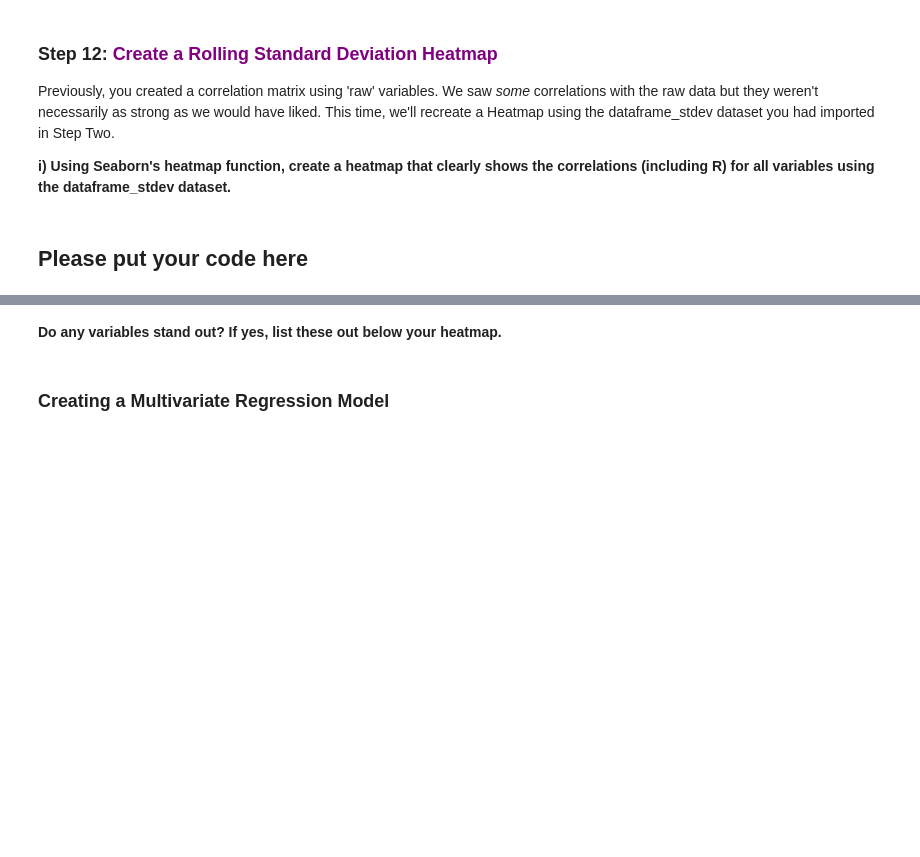
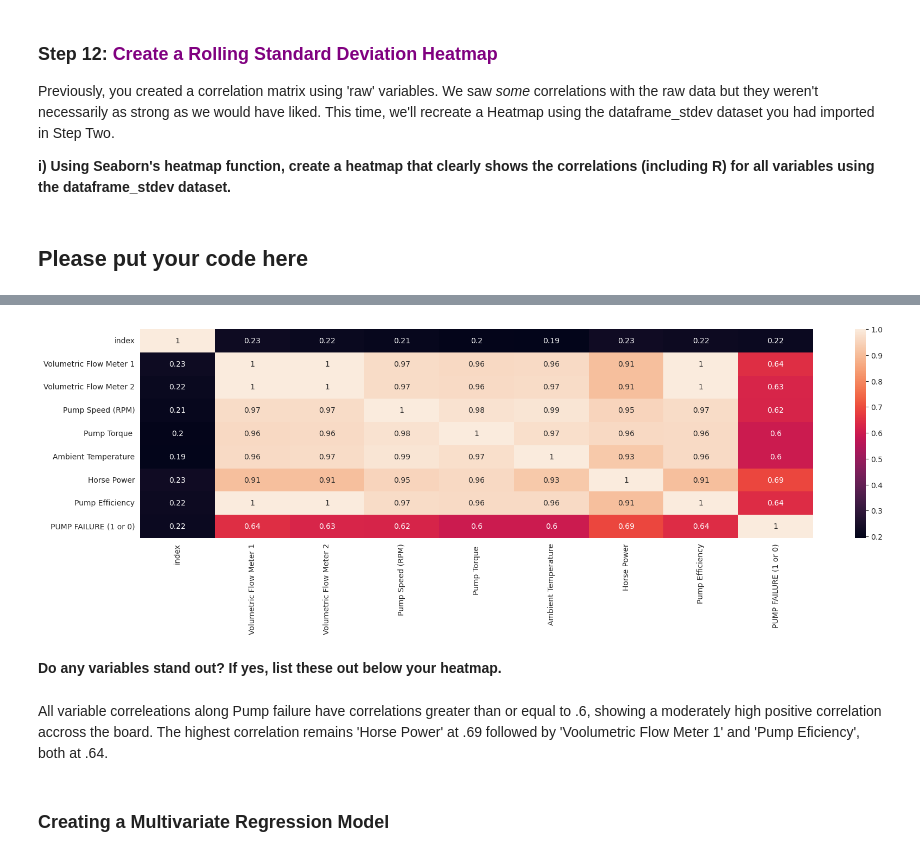
Before and after one commit to mapsg91/mg_southern_water, a Jupyter notebook: Southern_MG_Water_Corp_OLS_Case_Study.ipynb, the cells around one changed output, grey strips where cells are left out. Cells and saved outputs as stored; diff of their text form; code cells hidden in the pictures; blank space fills up the shorter version.

```diff
--- a/Southern_MG_Water_Corp_OLS_Case_Study.ipynb
+++ b/Southern_MG_Water_Corp_OLS_Case_Study.ipynb
@@ -687,5 +720,14 @@ Previously, you created a correlation matrix using 'raw' variables. We saw *some
+# %%
+dataframe_stdev_correlation = dataframe_stdev.select_dtypes(include='number').corr()
+# %%
+sns.heatmap(dataframe_stdev_correlation, annot=True)
+plt.show('Pump Failure Correlation Heatmap- Standard Deviation Values')
+# %% [output]
+[figure, added]
 # %% [markdown]
 <b> Do any variables stand out? If yes, list these out below your heatmap. </b>
+# %% [markdown]
+All variable correleations along Pump failure have correlations greater than or equal to .6, showing a moderately high positive correlation accross the board. The highest correlation remains 'Horse Power' at .69 followed by 'Voolumetric Flow Meter 1' and 'Pump Eficiency', both at .64.
 # %% [markdown]
 ### Creating a Multivariate Regression Model
 # %% [markdown]
```
Also changed, not shown: parts of 13 cells of this notebook.
